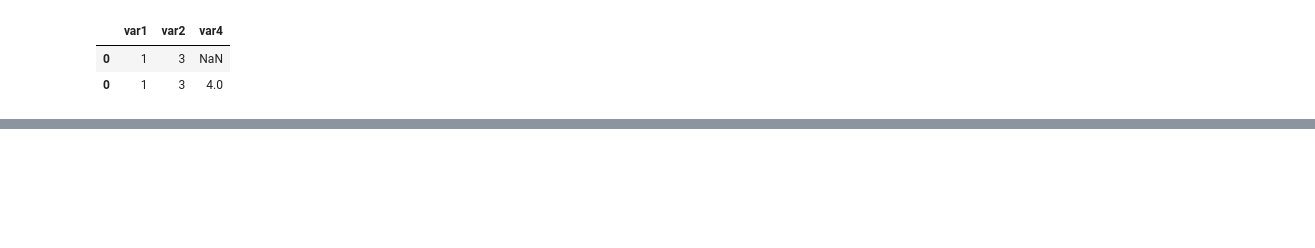
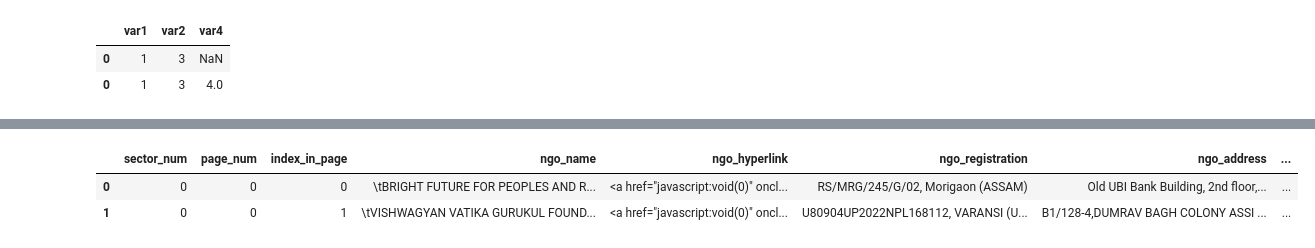
Before and after one commit to jspgr33n/QTM-Research, a Jupyter notebook: QTM 499R/3_get_policymaker_list/python_india_scraping/main_scraping_india.ipynb, the cells around one changed output, grey strips where cells are left out. Cells and saved outputs as stored; diff of their text form; code cells hidden in the pictures; blank space fills up the shorter version.

```diff
--- a/QTM 499R/3_get_policymaker_list/python_india_scraping/main_scraping_india.ipynb
+++ b/QTM 499R/3_get_policymaker_list/python_india_scraping/main_scraping_india.ipynb
@@ -242,0 +239,6 @@ df_front
+# %%
+compare_ngo_information(df_front, difference)
+# %% [output]
+|  | sector_num | page_num | index_in_page | ngo_name | ngo_hyperlink | ngo_registration | ngo_address | ... |
+| 0 | 0 | 0 | 0 | \tBRIGHT FUTURE FOR PEOPLES AND R... | <a href="javascript:void(0)" oncl... | RS/MRG/245/G/02, Morigaon (ASSAM) | Old UBI Bank Building, 2nd floor,... | ... |
+| 1 | 0 | 0 | 1 | \tVISHWAGYAN VATIKA GURUKUL FOUND... | <a href="javascript:void(0)" oncl... | U80904UP2022NPL168112, VARANSI (U... | B1/128-4,DUMRAV BAGH COLONY ASSI ... | ... |
```
Also changed, not shown: parts of 18 cells of this notebook, 7 other files.
